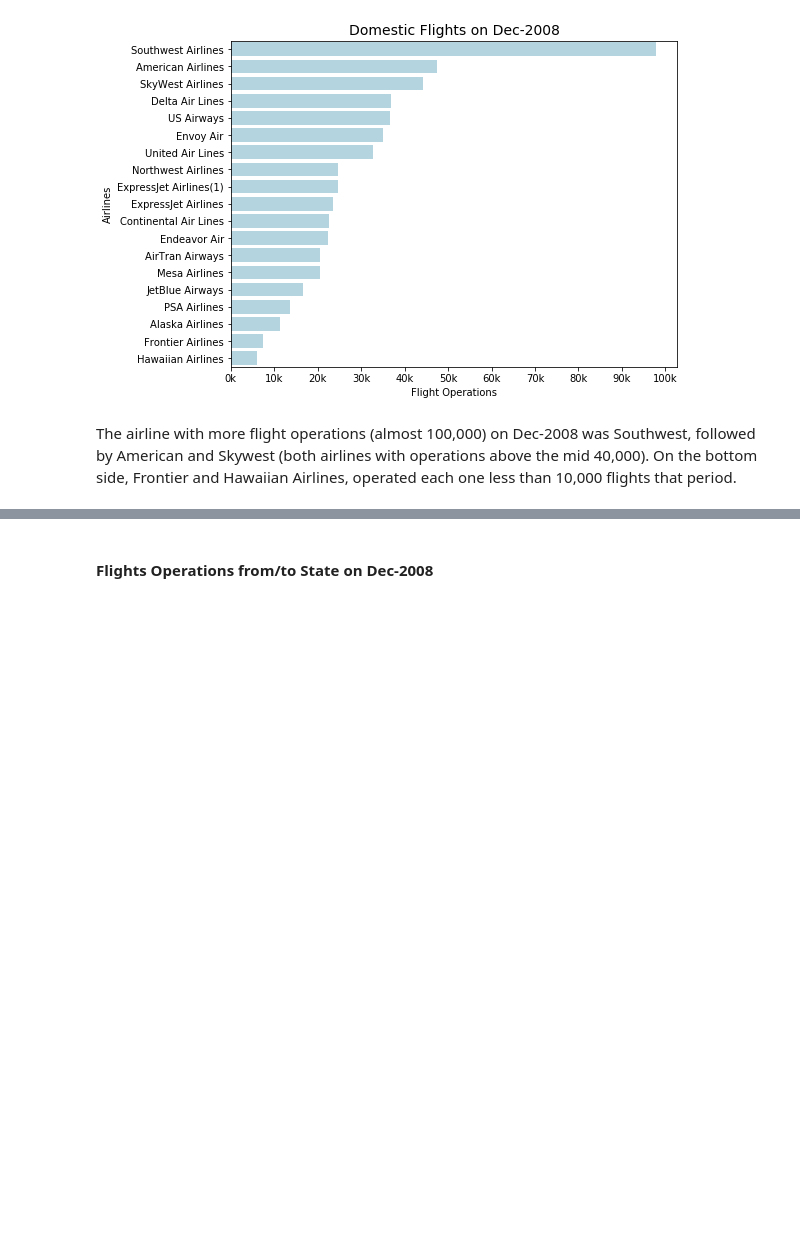
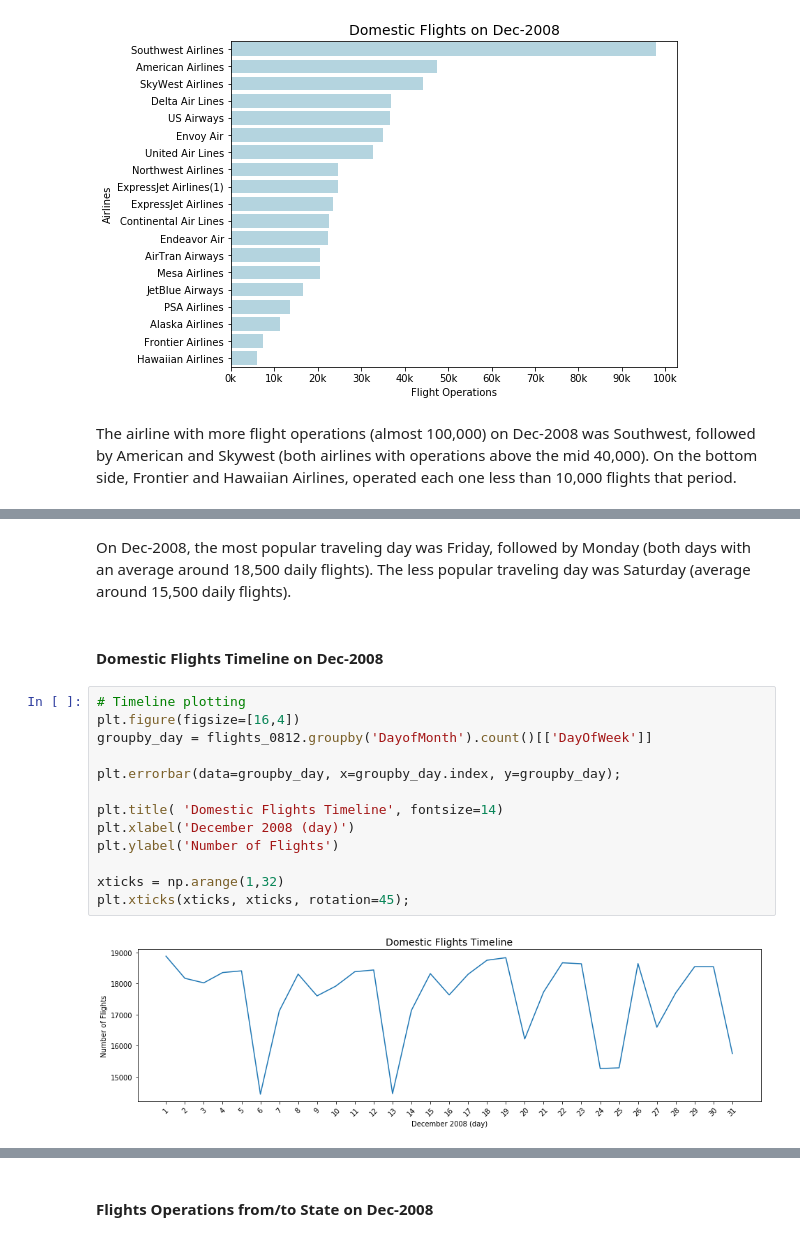
Before and after one commit to thaisruiz/udacity-communicating-data-findings, a Jupyter notebook: Flights_exploration_in_progress.ipynb, the cells around one changed output, grey strips where cells are left out. Saved outputs shown, nothing was run; the diff lists cells and outputs as text; blank space fills up the shorter version.

```diff
--- a/Flights_exploration_in_progress.ipynb
+++ b/Flights_exploration_in_progress.ipynb
@@ -373,0 +610,19 @@ BOTH ABOVE ALSO WITH STATES, GROUP BY STATES
+# %% [markdown]
+On Dec-2008, the most popular traveling day was Friday, followed by Monday (both days with an average around 18,500 daily flights). The less popular traveling day was Saturday (average around 15,500 daily flights).
+# %% [markdown]
+#### Domestic Flights Timeline on Dec-2008
+# %%
+# Timeline plotting
+plt.figure(figsize=[16,4])
+groupby_day = flights_0812.groupby('DayofMonth').count()[['DayOfWeek']]
+
+plt.errorbar(data=groupby_day, x=groupby_day.index, y=groupby_day);
+
+plt.title( 'Domestic Flights Timeline', fontsize=14)
+plt.xlabel('December 2008 (day)')
+plt.ylabel('Number of Flights')
+
+xticks = np.arange(1,32)
+plt.xticks(xticks, xticks, rotation=45);
+# %% [output]
+[figure, added]
```
Also changed, not shown: parts of 47 cells of this notebook.
